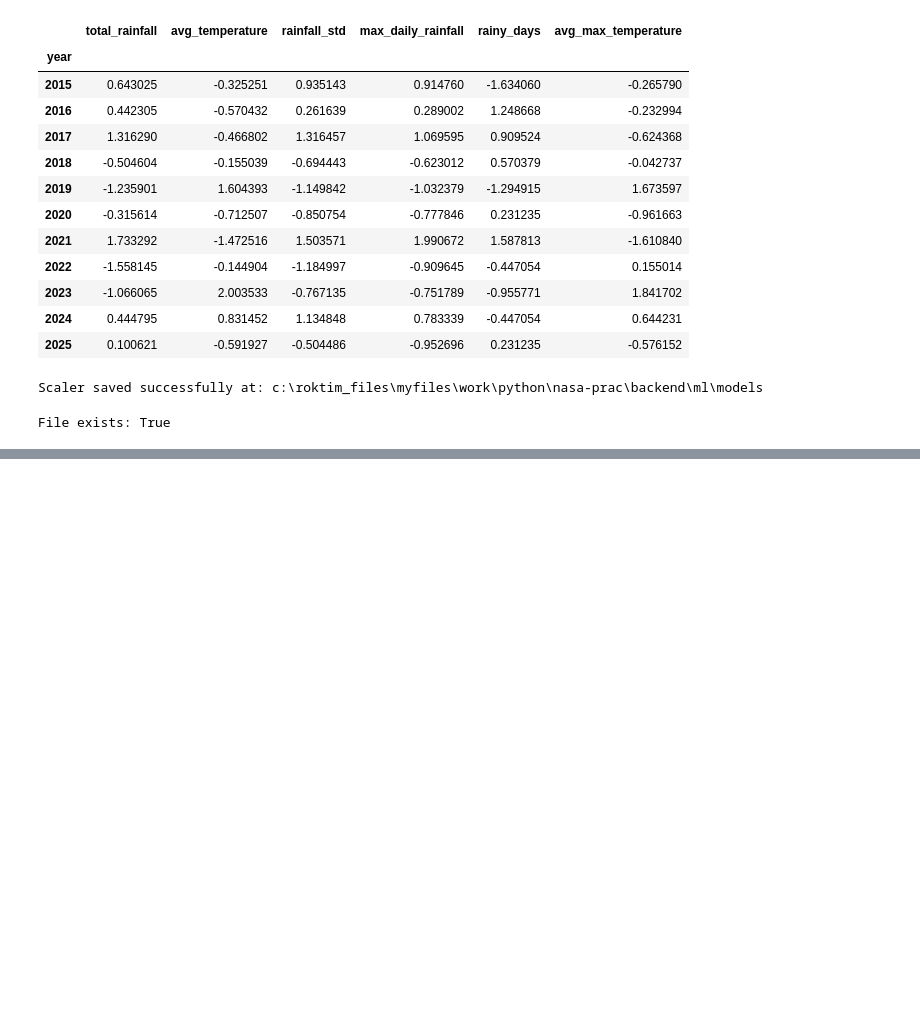
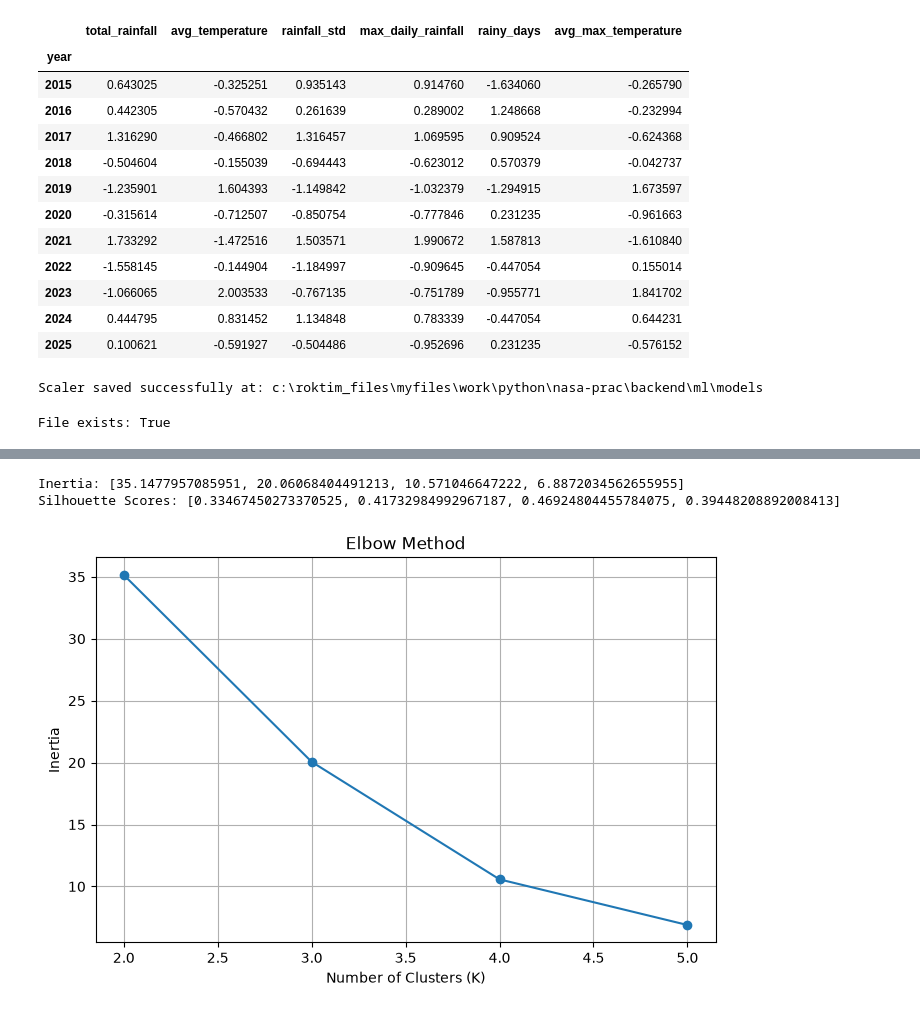
Before and after one commit to Veror245/FieldShift-AI, a Jupyter notebook: backend/ml/notebooks/data_exploration.ipynb, the cells around one changed output, grey strips where cells are left out. Cells and saved outputs as stored; diff of their text form; code cells hidden in the pictures; blank space fills up the shorter version.

Commit message:
K-means CLimate Clustering done

```diff
--- a/backend/ml/notebook/data_exploration.ipynb
+++ b/backend/ml/notebooks/data_exploration.ipynb
@@ -520,0 +529,49 @@ File exists: True
+# %%
+inertia_values = []
+silhouette_values = []
+
+# Test different numbers of clusters
+k_values = range(2, 6)
+
+for k in k_values:
+
+    # Create the KMeans model
+    kmeans = KMeans(
+        n_clusters=k,
+        random_state=42,
+        n_init=10
+    )
+
+    # Train the model
+    labels = kmeans.fit_predict(scaled_features)
+
+    # Store inertia
+    inertia_values.append(kmeans.inertia_)
+
+    # Store silhouette score
+    silhouette_values.append(
+        silhouette_score(scaled_features, labels)
+    )
+
+print("Inertia:", inertia_values)
+print("Silhouette Scores:", silhouette_values)
+# %% [output]
+Inertia: [35.1477957085951, 20.06068404491213, 10.571046647222, 6.8872034562655955]
+Silhouette Scores: [0.33467450273370525, 0.41732984992967187, 0.46924804455784075, 0.39448208892008413]
+# %%
+plt.figure(figsize=(8, 5))
+
+plt.plot(
+    k_values,
+    inertia_values,
+    marker="o"
+)
+
+plt.xlabel("Number of Clusters (K)")
+plt.ylabel("Inertia")
+plt.title("Elbow Method")
+
+plt.grid(True)
+plt.show()
+# %% [output]
+[figure, added]
```
Also changed, not shown: parts of 9 cells of this notebook, 3 other files.
